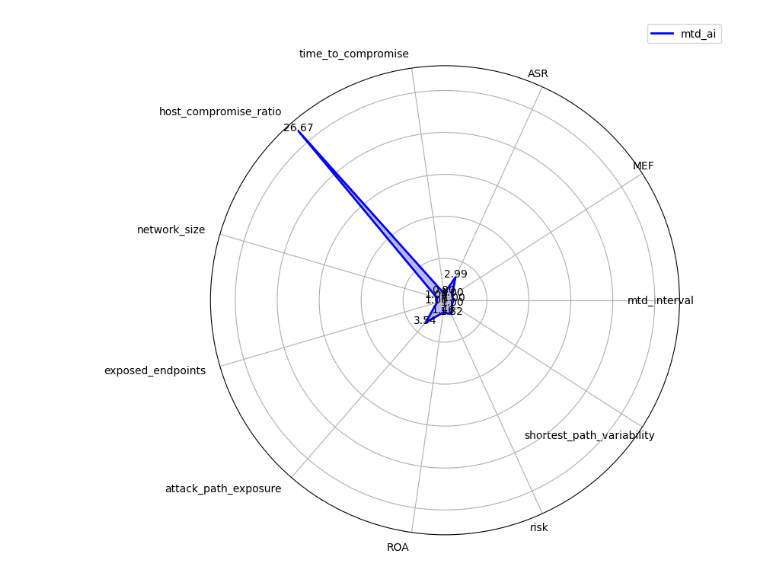
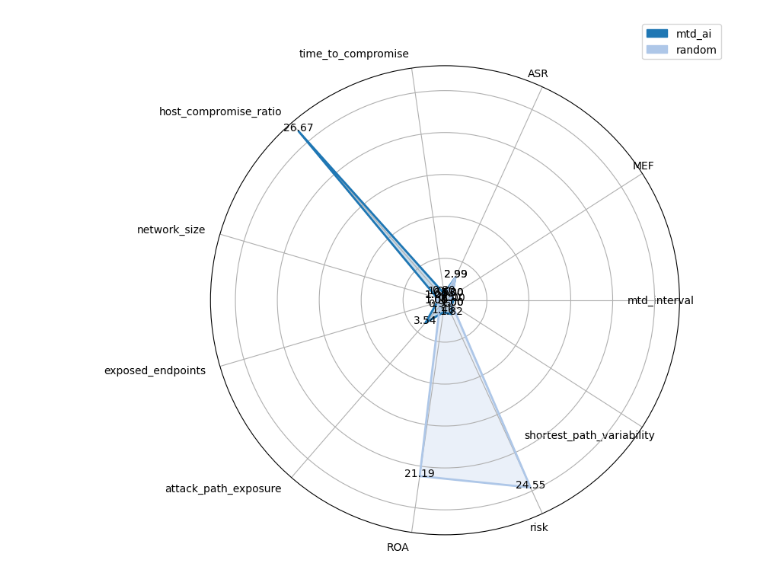
Before and after one commit to MoeBuTa/MTDSim, a Jupyter notebook: experiments/run_experiment.ipynb, the cells around one changed output. Drawn from its saved outputs; the diff is of its cells as text; code cells hidden in the pictures.

Commit message:
radar plot pipeline

```diff
--- a/experiments/run_experiment.ipynb
+++ b/experiments/run_experiment.ipynb
@@ -159,5 +159,15 @@ class Experiment:
         nomtd_result = self.raw_result_stats_pipeline('nomtd',run_trial, stats_type)
         scheme_result = self.raw_result_stats_pipeline(scheme,run_trial, stats_type)
         scaled_scheme_result = self.scale_metrics(scheme_result.to_dict(), nomtd_result.to_dict())
-        return scaled_scheme_result
+        return {scheme:scaled_scheme_result}
+
+    def multiple_scaled_pipeline(self,schemes,run_trial = False, stats_type = 'median'):
+        multi_schemes = {}
+        for scheme in schemes:
+            nomtd_result = self.raw_result_stats_pipeline('nomtd',run_trial, stats_type)
+            scheme_result = self.raw_result_stats_pipeline(scheme,run_trial, stats_type)
+            scaled_scheme_result = self.scale_metrics(scheme_result.to_dict(), nomtd_result.to_dict())
+
+            multi_schemes[scheme] = scaled_scheme_result
+        return multi_schemes
 # %%
@@ -215,7 +231,8 @@ class RadarPlot(Experiment):
         plt.show()
 # %%
+
 radar = RadarPlot(epsilon, start_time, finish_time, mtd_interval, network_size,total_nodes, new_network,  model, trial)
+schemes_data = radar.multiple_scaled_pipeline(['mtd_ai', 'random'])
+radar.plot_n_schemes(schemes_data)
+# %% [output]
+[figure, added]
-# %%
-radar.plot_single_radar(scaled_scheme, 'mtd_ai', std_dev_values=None)
-# %% [output]
-[figure, removed]
```
Also changed, not shown: parts of 3 cells of this notebook.
